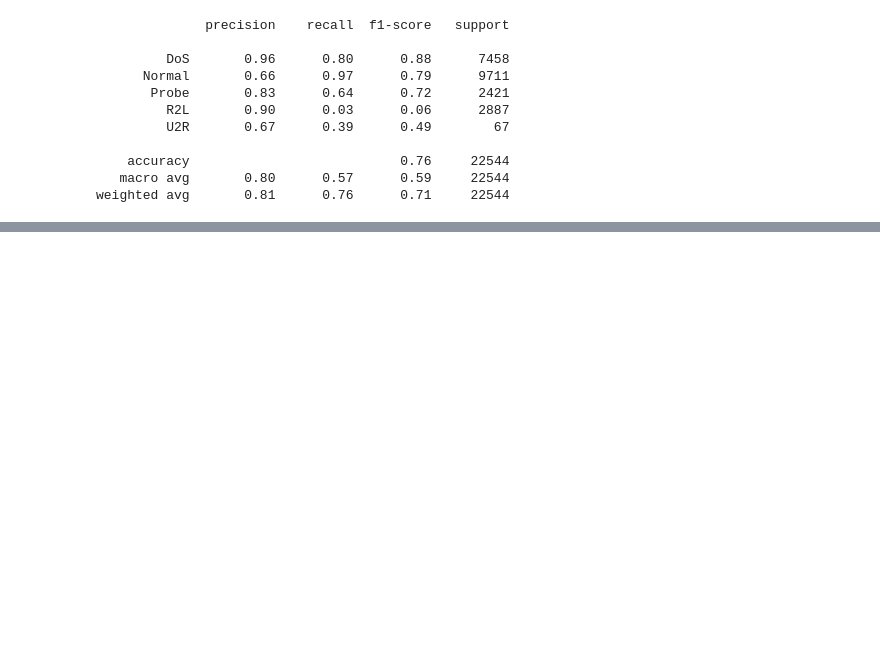
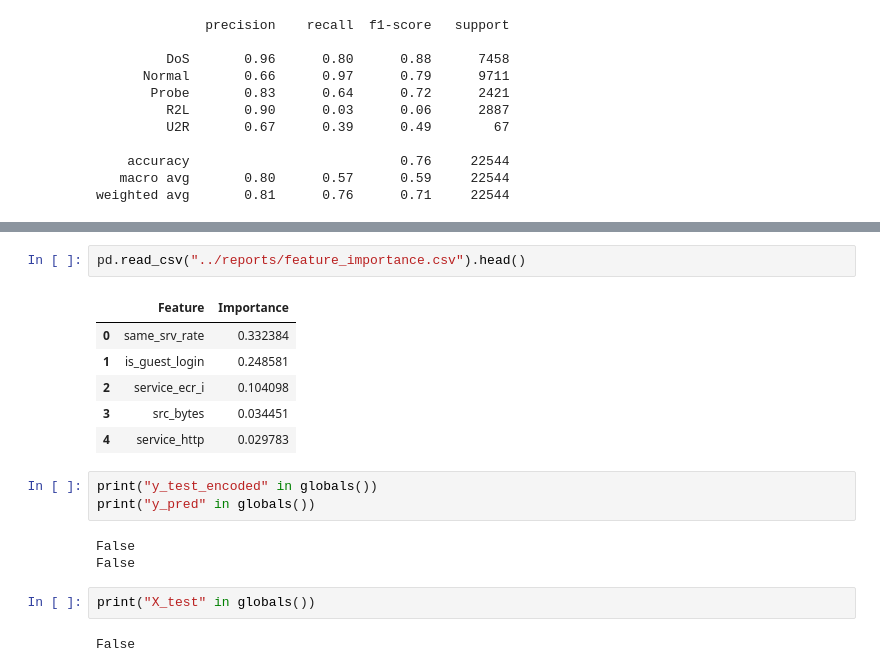
Before and after one commit to 2303A52119/IntrusionDetection-System, a Jupyter notebook: notebooks/eda.ipynb, the cells around one changed output, grey strips where cells are left out. Saved outputs shown, nothing was run; the diff lists cells and outputs as text; blank space fills up the shorter version.

```diff
--- a/notebooks/eda.ipynb
+++ b/notebooks/eda.ipynb
@@ -466,0 +1162,19 @@ weighted avg       0.81      0.76      0.71     22544
+# %%
+pd.read_csv("../reports/feature_importance.csv").head()
+# %% [output]
+|  | Feature | Importance |
+| 0 | same_srv_rate | 0.332384 |
+| 1 | is_guest_login | 0.248581 |
+| 2 | service_ecr_i | 0.104098 |
+| 3 | src_bytes | 0.034451 |
+| 4 | service_http | 0.029783 |
+# %%
+print("y_test_encoded" in globals())
+print("y_pred" in globals())
+# %% [output]
+False
+False
+# %%
+print("X_test" in globals())
+# %% [output]
+False
```
Also changed, not shown: parts of 60 cells of this notebook, 3 other files.
